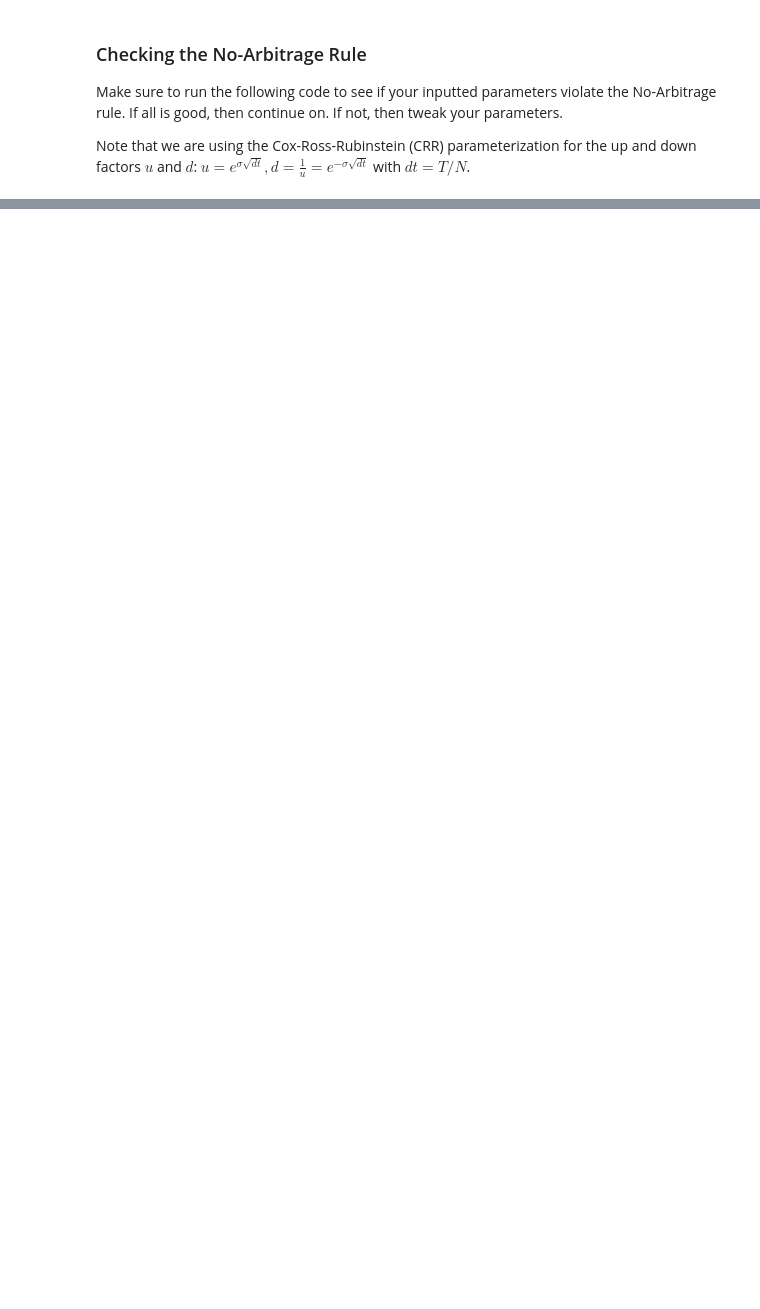
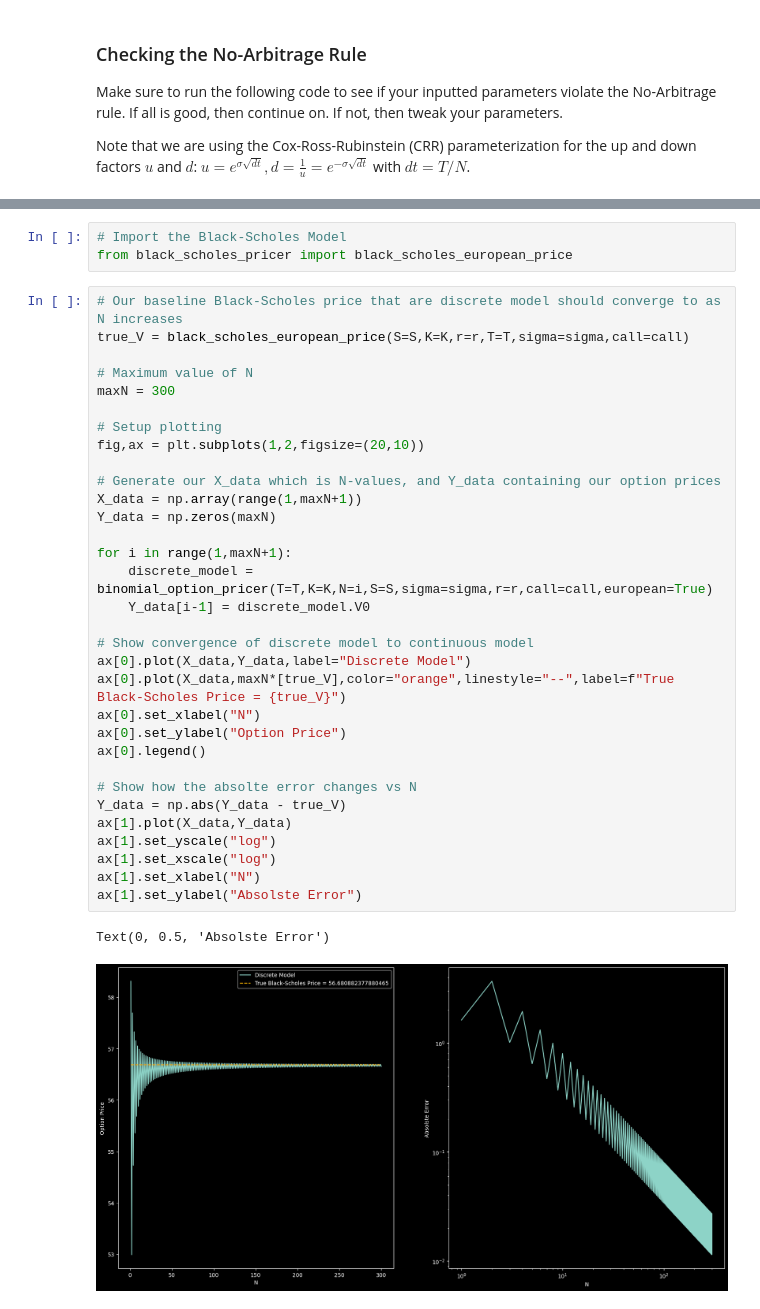
Before and after one commit to DaAsianCarsten/Binomial_Tree_Options_Pricer, a Jupyter notebook: notebooks/binomial_pricer_visualization.ipynb, the cells around one changed output, grey strips where cells are left out. Cells and saved outputs as stored; diff of their text form; blank space fills up the shorter version.

```diff
--- a/notebooks/binomial_pricer_visualization.ipynb
+++ b/notebooks/binomial_pricer_visualization.ipynb
@@ -89,0 +130,38 @@ print(f"Starting price for option: {A.V0}")
+# %%
+# Import the Black-Scholes Model
+from black_scholes_pricer import black_scholes_european_price
+# %%
+# Our baseline Black-Scholes price that are discrete model should converge to as N increases
+true_V = black_scholes_european_price(S=S,K=K,r=r,T=T,sigma=sigma,call=call)
+
+# Maximum value of N
+maxN = 300
+
+# Setup plotting
+fig,ax = plt.subplots(1,2,figsize=(20,10))
+
+# Generate our X_data which is N-values, and Y_data containing our option prices
+X_data = np.array(range(1,maxN+1))
+Y_data = np.zeros(maxN)
+
+for i in range(1,maxN+1):
+    discrete_model = binomial_option_pricer(T=T,K=K,N=i,S=S,sigma=sigma,r=r,call=call,european=True)
+    Y_data[i-1] = discrete_model.V0
+
+# Show convergence of discrete model to continuous model
+ax[0].plot(X_data,Y_data,label="Discrete Model")
+ax[0].plot(X_data,maxN*[true_V],color="orange",linestyle="--",label=f"True Black-Scholes Price = {true_V}")
+ax[0].set_xlabel("N")
+ax[0].set_ylabel("Option Price")
+ax[0].legend()
+
+# Show how the absolte error changes vs N
+Y_data = np.abs(Y_data - true_V)
+ax[1].plot(X_data,Y_data)
+ax[1].set_yscale("log")
+ax[1].set_xscale("log")
+ax[1].set_xlabel("N")
+ax[1].set_ylabel("Absolste Error")
+# %% [output]
+Text(0, 0.5, 'Absolste Error')
+[figure, added]
```
Also changed, not shown: parts of 8 cells of this notebook, 2 other files.
